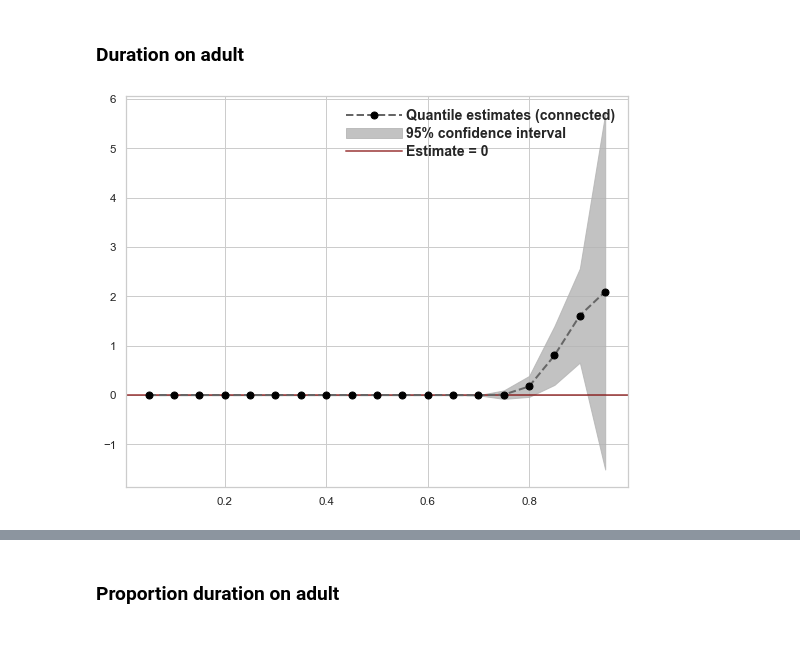
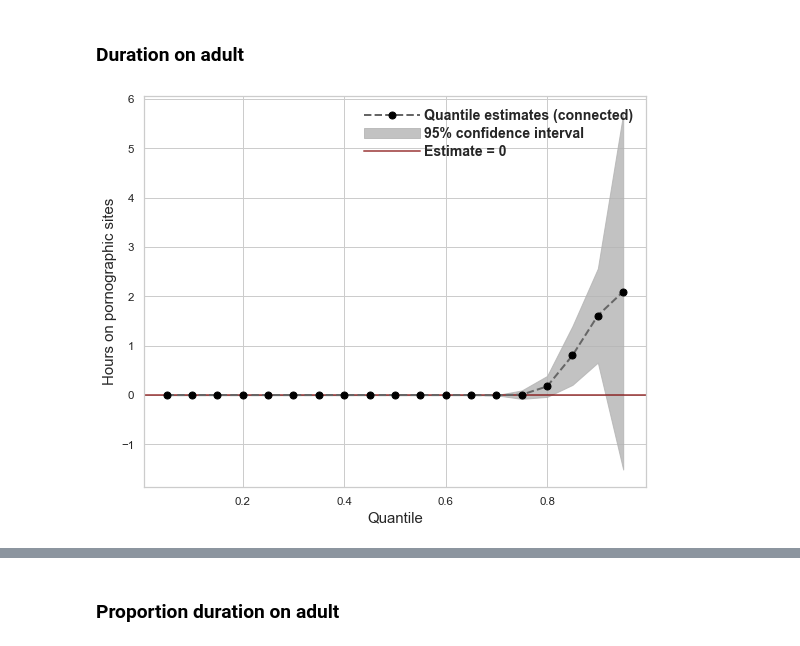
Before and after one commit to soodoku/adult, a Jupyter notebook: scripts/30_quantile_reg.ipynb, the cells around one changed output, grey strips where cells are left out. Drawn from its saved outputs; the diff is of its cells as text; code cells hidden in the pictures.

```diff
--- a/scripts/quantile-reg.ipynb
+++ b/scripts/30_quantile_reg.ipynb
@@ -97,35 +97,36 @@ plt.plot(
 plt.fill_between(
     quantile_results[x],
     quantile_results["ll"],
     quantile_results["hl"],
     **opts_fillbetween
 )
 plt.axhline(y=0, **opts_0yline)
-
+ax.set_xlabel("Quantile", fontsize=15)
+ax.set_ylabel("Hours on pornographic sites", fontsize=15)
 # Custom Legend
 quantile_estimates = mlines.Line2D([], [],
                                    marker='o', ls="--",
                                    **opts_connected_line,
                                    label='Quantile estimates (connected)',
                                   )
 ci = mpatches.Patch(**opts_fillbetween, label='95% confidence interval')
 yline0 = mlines.Line2D([], [],
                        **opts_0yline,
                        label="Estimate = 0"
                       )
 custom_legend = plt.legend(
     handles=[quantile_estimates, ci, yline0],
     handlelength=4,
     handletextpad=.3,
     labelspacing=.3,
     frameon=False,
     prop={'weight':'bold', "size":14},
     loc="best",
 #     title_fontproperties={'weight':'bold', 'size':14},
 )
 save_mpl_fig(os.path.join(FIGSAVEDIR, savepath))
 # %% [output]
-[figure, old version]
+[figure, new version]
 # %%
 # Get tables
 regtab_frag, regtab = esttab_ols_quantile(y=outcome, x="rep", quantiles=quantiles, df=df_ind)
```
Also changed, not shown: parts of 3 cells of this notebook, 10 other files.
